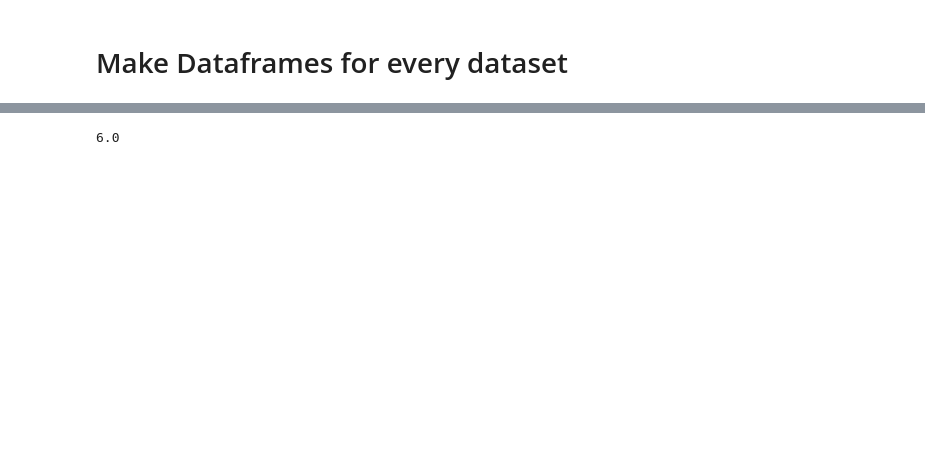
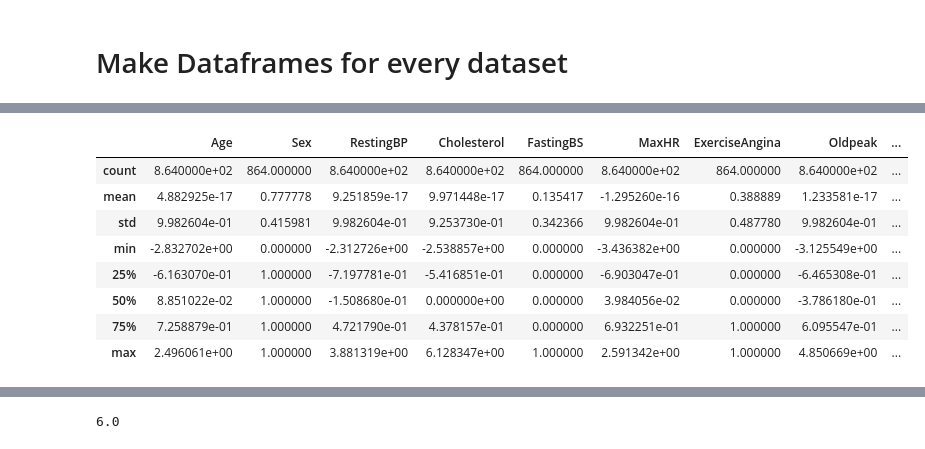
Before and after one commit to romyho-w/Thesis_FL_Ectrie, a Jupyter notebook: FL_HE_2/HE_fl may.ipynb, the cells around one changed output, grey strips where cells are left out. Saved outputs shown, nothing was run; the diff lists cells and outputs as text; code cells hidden in the pictures; blank space fills up the shorter version.

```diff
--- a/FL_HE_2/HE_fl may.ipynb
+++ b/FL_HE_2/HE_fl may.ipynb
@@ -68,7 +124,7 @@ clients = []
 glob_model = LR(n_features)
 for i in list(df_dict.keys()):
     df = df_dict.get(i)
-    df_dict[i] = new_df(df)
+    # df_dict[i] = new_df(df)
     location_data = new_df(df)
     y = location_data.HeartDisease
     location_data = location_data.drop(columns="HeartDisease")
@@ -86,0 +145,14 @@ for i in list(df_dict.keys()):
+# %%
+df = pd.concat([c.X for c in clients])
+# %%
+df.describe()
+# %% [output]
+|  | Age | Sex | RestingBP | Cholesterol | FastingBS | MaxHR | ExerciseAngina | Oldpeak | ... |
+| count | 8.640000e+02 | 864.000000 | 8.640000e+02 | 8.640000e+02 | 864.000000 | 8.640000e+02 | 864.000000 | 8.640000e+02 | ... |
+| mean | 4.882925e-17 | 0.777778 | 9.251859e-17 | 9.971448e-17 | 0.135417 | -1.295260e-16 | 0.388889 | 1.233581e-17 | ... |
+| std | 9.982604e-01 | 0.415981 | 9.982604e-01 | 9.253730e-01 | 0.342366 | 9.982604e-01 | 0.487780 | 9.982604e-01 | ... |
+| min | -2.832702e+00 | 0.000000 | -2.312726e+00 | -2.538857e+00 | 0.000000 | -3.436382e+00 | 0.000000 | -3.125549e+00 | ... |
+| 25% | -6.163070e-01 | 1.000000 | -7.197781e-01 | -5.416851e-01 | 0.000000 | -6.903047e-01 | 0.000000 | -6.465308e-01 | ... |
+| 50% | 8.851022e-02 | 1.000000 | -1.508680e-01 | 0.000000e+00 | 0.000000 | 3.984056e-02 | 0.000000 | -3.786180e-01 | ... |
+| 75% | 7.258879e-01 | 1.000000 | 4.721790e-01 | 4.378157e-01 | 0.000000 | 6.932251e-01 | 1.000000 | 6.095547e-01 | ... |
+| max | 2.496061e+00 | 1.000000 | 3.881319e+00 | 6.128347e+00 | 1.000000 | 2.591342e+00 | 1.000000 | 4.850669e+00 | ... |
```
Also changed, not shown: parts of 16 cells of this notebook.
